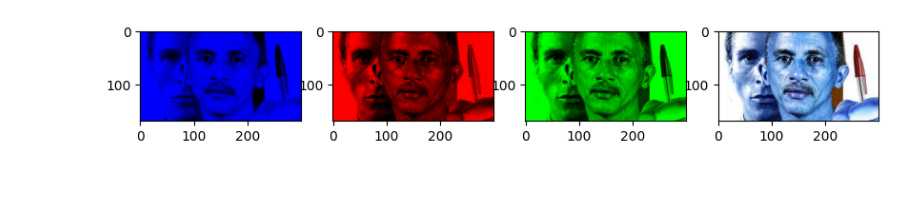
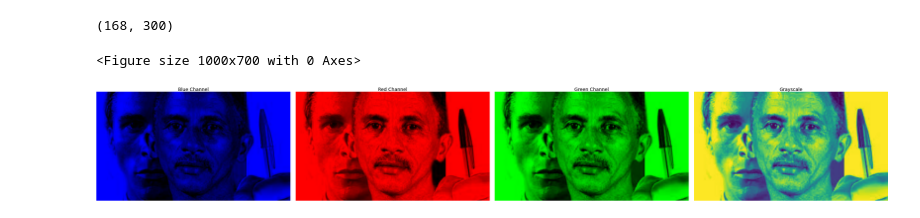
Before and after one commit to BPThiago/trabalho-algebra, a Jupyter notebook: notebook.ipynb, the cells around one changed output. Saved outputs shown, nothing was run; the diff lists cells and outputs as text; code cells hidden in the pictures; blank space fills up the shorter version.

Commit message:
Transformações de blur e grayscale + Plotagem

```diff
--- a/notebook.ipynb
+++ b/notebook.ipynb
@@ -4,5 +6,7 @@ import cv2
 # %%
 img = cv2.imread("images/conceito.jpeg")
+
+img = cv2.cvtColor(img, cv2.COLOR_BGR2RGB)
 # %%
 def channel_first(img):
     return [[[img[j][k][i] for k in range(len(img[0]))]
@@ -68,17 +62,25 @@ plt.show()
+# %%
+def rgb_to_gray(img):
+    r, g, b = rgb[:,:,0], rgb[:,:,1], rgb[:,:,2]
+    gray = 0.2989 * r + 0.5870 * g + 0.1140 * b
+
+    return gray
 # %%
 fig = plt.figure(figsize=(10, 7))
+
+filtered_channels = []
 
 for i in range(3):
     copia = img.copy()
     copia[:,:,i] = 0
     copia[:,:,(i+1)%3] = 0
 
-    fig.add_subplot(1, 4, i+1)
-    plt.imshow(copia)
+    filtered_channels.append(copia)
 
-fig.add_subplot(1, 4, 4)
-plt.imshow(img, cmap="gray")
-
-plt.show()
+print(rgb_to_gray(img).shape)
+filtered_channels.append(rgb_to_gray(img))
+show_collection(filtered_channels, ["Blue Channel", "Red Channel", "Green Channel", "Grayscale"], scale=0.2)
 # %% [output]
+(168, 300)
+<Figure size 1000x700 with 0 Axes>
-[figure, old version]
+[figure, new version]
```
Also changed, not shown: parts of 7 cells of this notebook, 1 other file.
